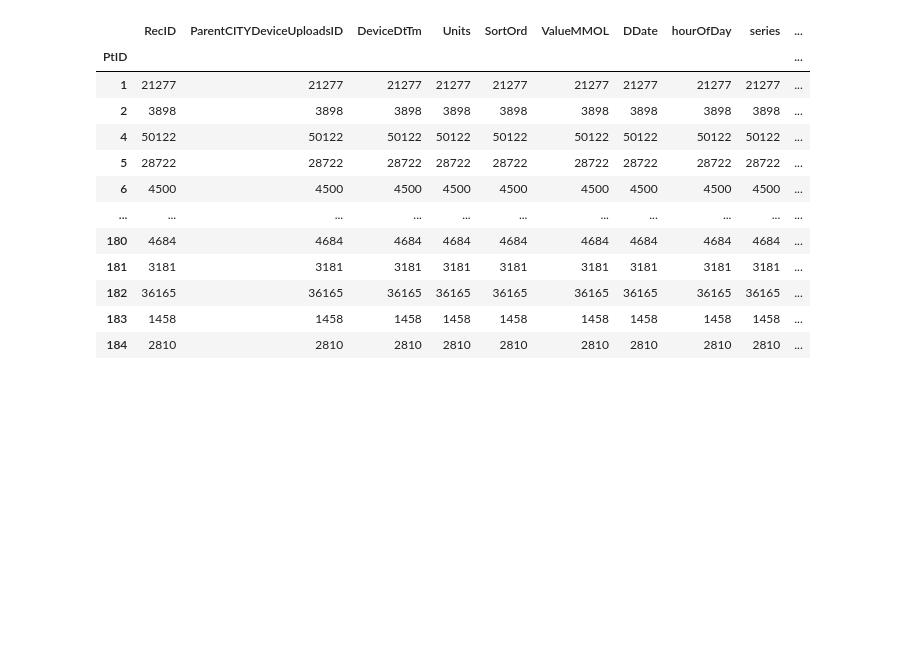
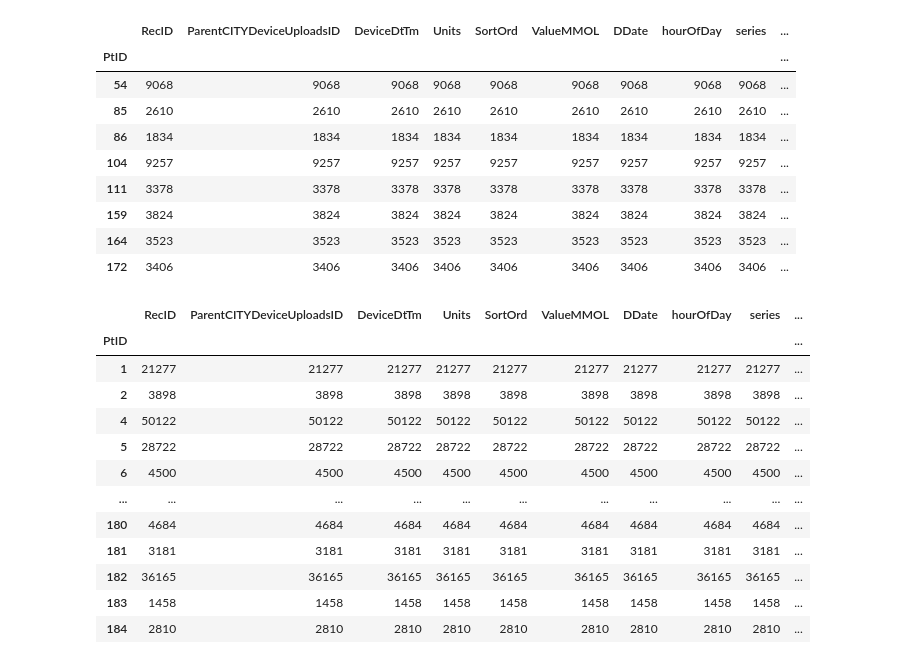
Before and after one commit to bsw-del/MRPDeepLearningWithCGM, a Jupyter notebook: experiment_development.ipynb, the cells around one changed output. Cells and saved outputs as stored; diff of their text form; code cells hidden in the pictures; blank space fills up the shorter version.

```diff
--- a/experiment_development.ipynb
+++ b/experiment_development.ipynb
@@ -47,29 +35,21 @@ samplingDF = samplingDF[~samplingDF.series_id.isin(a.series_id[a.RecID<=25].to_l
 # %%
 
-new_df = samplingDF.groupby('series_id').count()
-ct_df = samplingDF.groupby('PtID').count()
+new_df = a.samplingDF.groupby('series_id').count()
+ct_df = a.samplingDF.groupby('PtID').count()
 
 num_clients = 8
 client_list = ct_df.index.to_numpy()
 cl_ind = client_list[random.sample(range(0,len(client_list)),num_clients)] ##clientids to use for the training
 
-cl_df = samplingDF[samplingDF.PtID.isin(cl_ind)] ## list of all samples relative to these clients
+cl_df = a.samplingDF[a.samplingDF.PtID.isin(cl_ind)] ## list of all samples relative to these clients
 
 series_select = cl_df.groupby('series_id').count()
-
 series_select =series_select.sample(frac=1)
 series_select = series_select.index.to_list()
 test_split = 0.3
 index_cut = int((1-test_split) * len(series_select))
 train_index = series_select[0:index_cut]
 test_index=series_select[index_cut:]
-#train_index
 
-
-#cl_df = cl_df.sample(frac=1).reset_index(drop=True)
-#cl_df.shape[0]
-#cl_df.head()
-#train on all data, then forecast a series, see what happens vs, train specificfor a client and then forecast that client
-#shuffle full data set, then pull in training and test to see how it goes
-
-#train on one client at time, run this multiple times if you want to get more specific
+training_df = a.samplingDF[a.samplingDF.series_id.isin(train_index)]
+testing_df = a.samplingDF[a.samplingDF.series_id.isin(test_index)]
@@ -114,3 +56,16 @@ len(X_test)
+# %%
+training_df.groupby('PtID').count()
+# %% [output]
+|  | RecID | ParentCITYDeviceUploadsID | DeviceDtTm | Units | SortOrd | ValueMMOL | DDate | hourOfDay | series | ... |
+| PtID |  |  |  |  |  |  |  |  |  | ... |
+| 54 | 9068 | 9068 | 9068 | 9068 | 9068 | 9068 | 9068 | 9068 | 9068 | ... |
+| 85 | 2610 | 2610 | 2610 | 2610 | 2610 | 2610 | 2610 | 2610 | 2610 | ... |
+| 86 | 1834 | 1834 | 1834 | 1834 | 1834 | 1834 | 1834 | 1834 | 1834 | ... |
+| 104 | 9257 | 9257 | 9257 | 9257 | 9257 | 9257 | 9257 | 9257 | 9257 | ... |
+| 111 | 3378 | 3378 | 3378 | 3378 | 3378 | 3378 | 3378 | 3378 | 3378 | ... |
+| 159 | 3824 | 3824 | 3824 | 3824 | 3824 | 3824 | 3824 | 3824 | 3824 | ... |
+| 164 | 3523 | 3523 | 3523 | 3523 | 3523 | 3523 | 3523 | 3523 | 3523 | ... |
+| 172 | 3406 | 3406 | 3406 | 3406 | 3406 | 3406 | 3406 | 3406 | 3406 | ... |
 # %%
 ct_df
 # %% [output]
```
Also changed, not shown: parts of 11 cells of this notebook, 2 other files.
